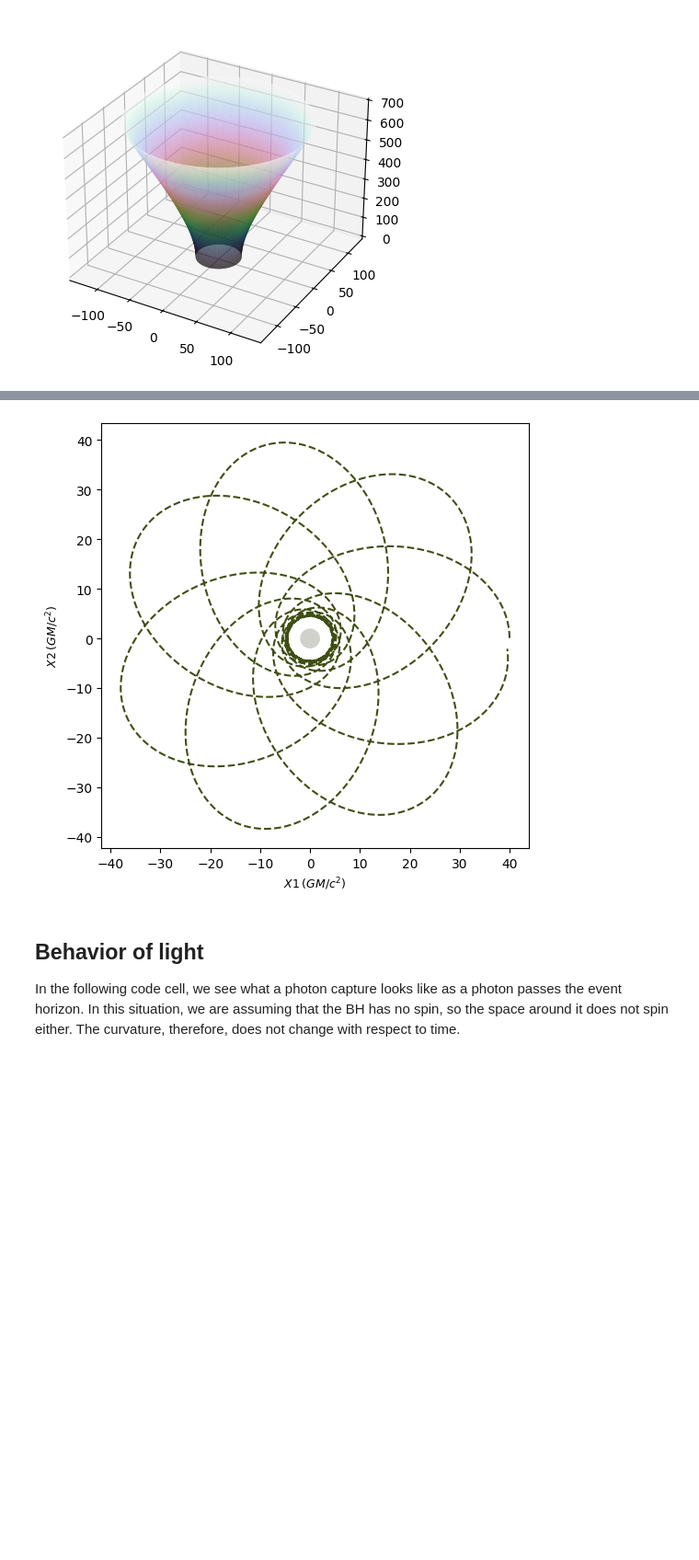
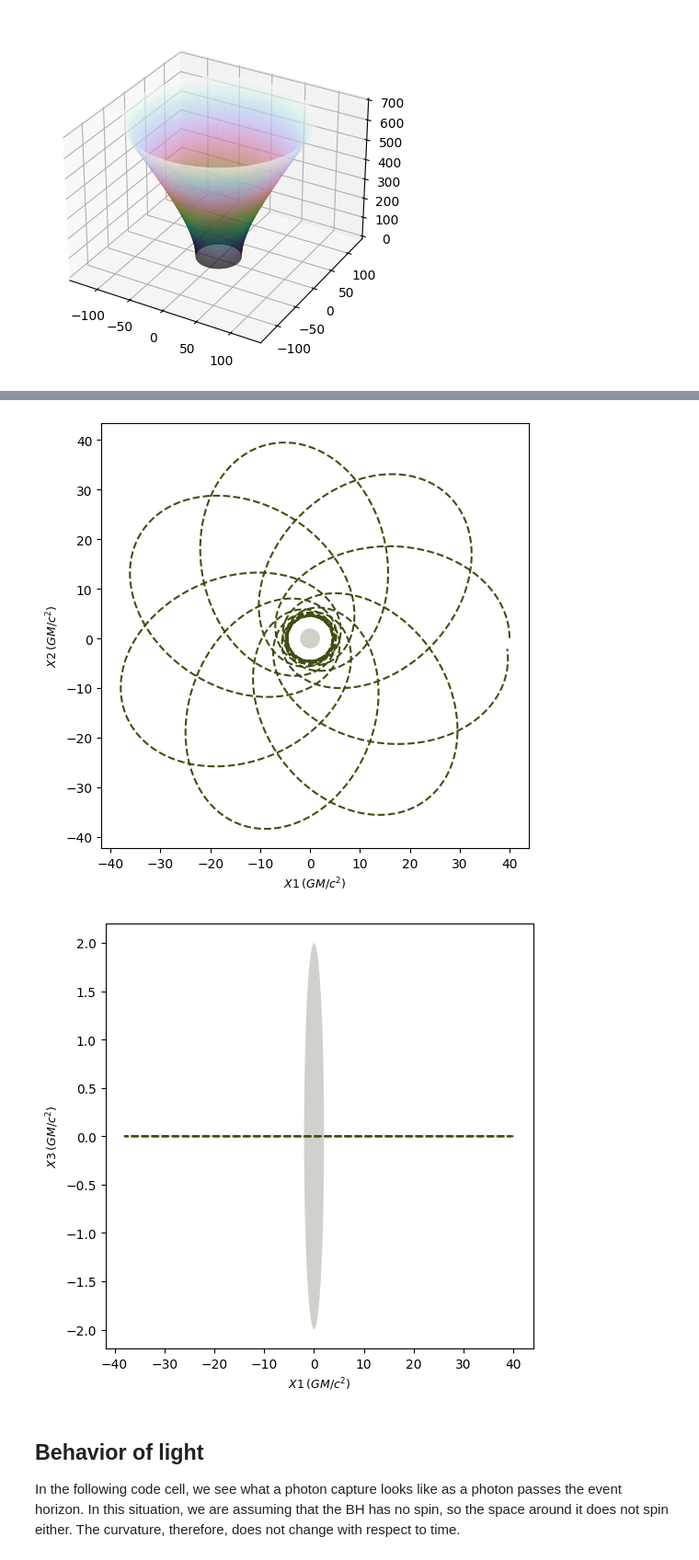
Before and after one commit to OperationalGeometry/BlackHoleSimulation, a Jupyter notebook: BlackHoles.ipynb, the cells around one changed output, grey strips where cells are left out. Shown at 92% size. Drawn from its saved outputs; the diff is of its cells as text; code cells hidden in the pictures; blank space fills up the shorter version.

```diff
--- a/BlackHoles.ipynb
+++ b/BlackHoles.ipynb
@@ -55,7 +111,9 @@ geod1 = Timelike(
 # %%
 sgpl = StaticGeodesicPlotter()
 sgpl.plot(geod1)
 sgpl.plot2D(geod1, coordinates=(1, 2))
+sgpl.plot2D(geod1, coordinates=(1, 3))
 # %% [output]
 [figure]
 [figure]
+[figure, added]
```
Also changed, not shown: parts of 6 cells of this notebook.
